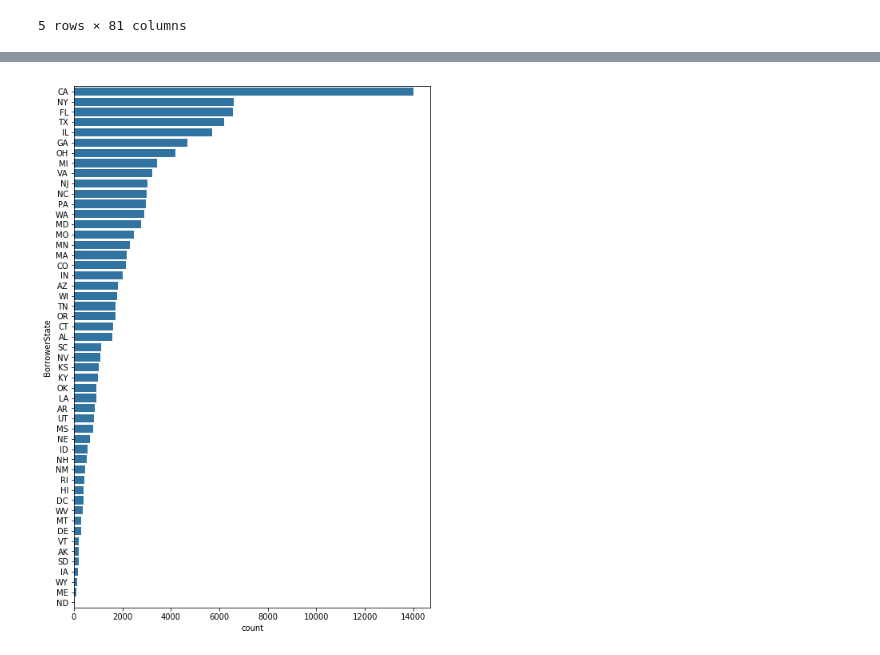
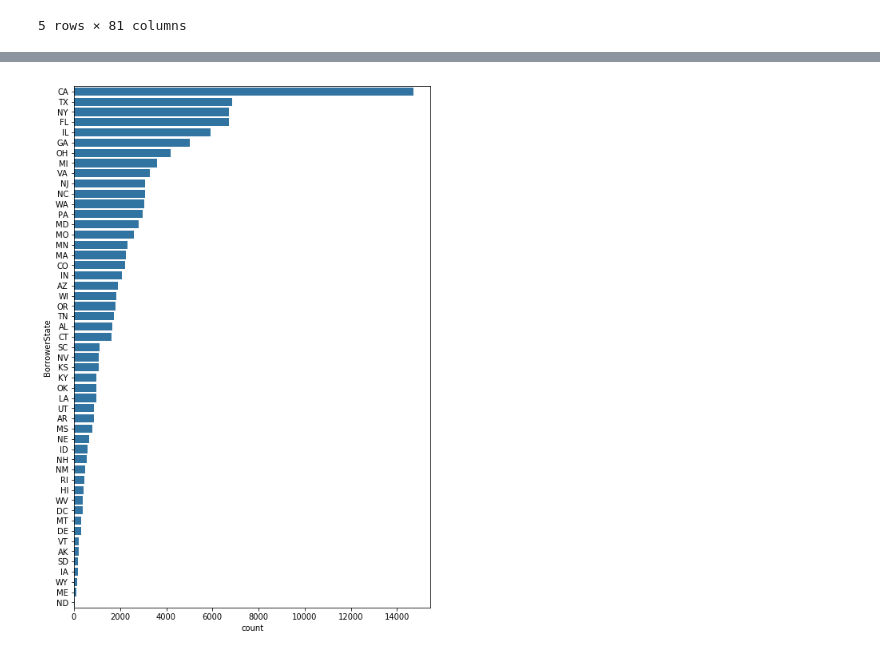
Before and after one commit to Jeff-VA/Udacity-Communicate-Data-Project, a Jupyter notebook: exploration_v2.ipynb, the cells around one changed output, grey strips where cells are left out. Saved outputs shown, nothing was run; the diff lists cells and outputs as text; code cells hidden in the pictures.

```diff
--- a/exploration_v2.ipynb
+++ b/exploration_v2.ipynb
@@ -21,10 +277,10 @@ df.head()
 # %%
 #set first color in seaborn color_palette to the `base_color` variable for less distracting bar charts
 base_color = sns.color_palette()[0]
 
 #plots a bar chart of loans by `BorrowerState`
 plt.figure(figsize=(8,12))
-state_order = df_trimmed.BorrowerState.value_counts().index
-sns.countplot(data = df_trimmed, y = 'BorrowerState', color = base_color, order = state_order);
+state_order = df.BorrowerState.value_counts().index
+sns.countplot(data = df, y = 'BorrowerState', color = base_color, order = state_order);
 # %% [output]
-[figure, old version]
+[figure, new version]
```
Also changed, not shown: parts of 21 cells of this notebook.
